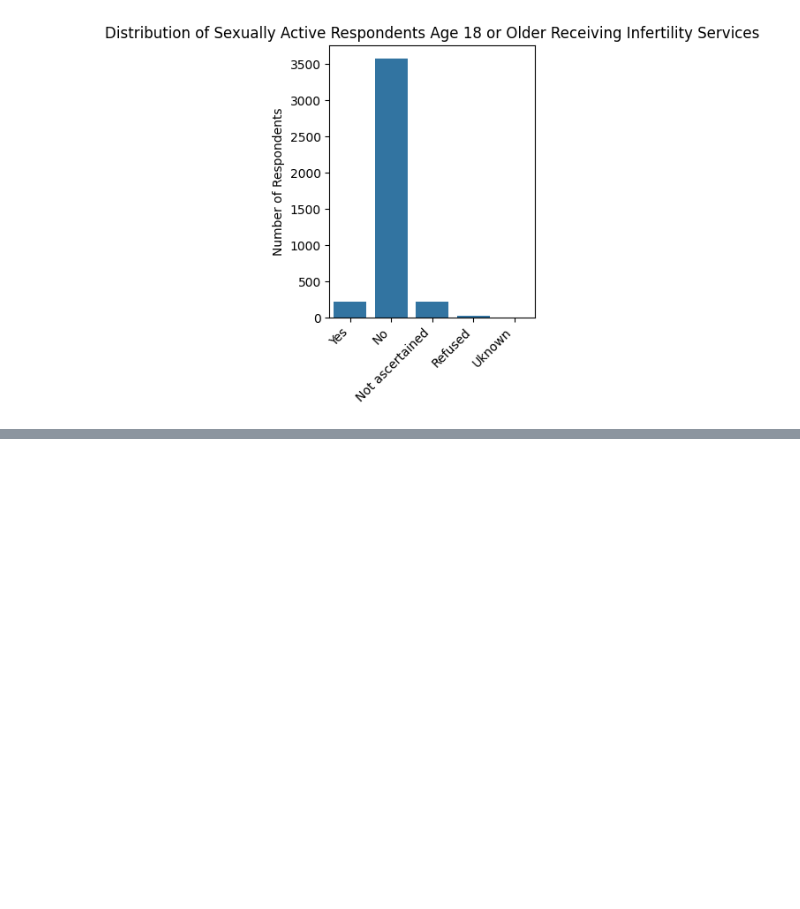
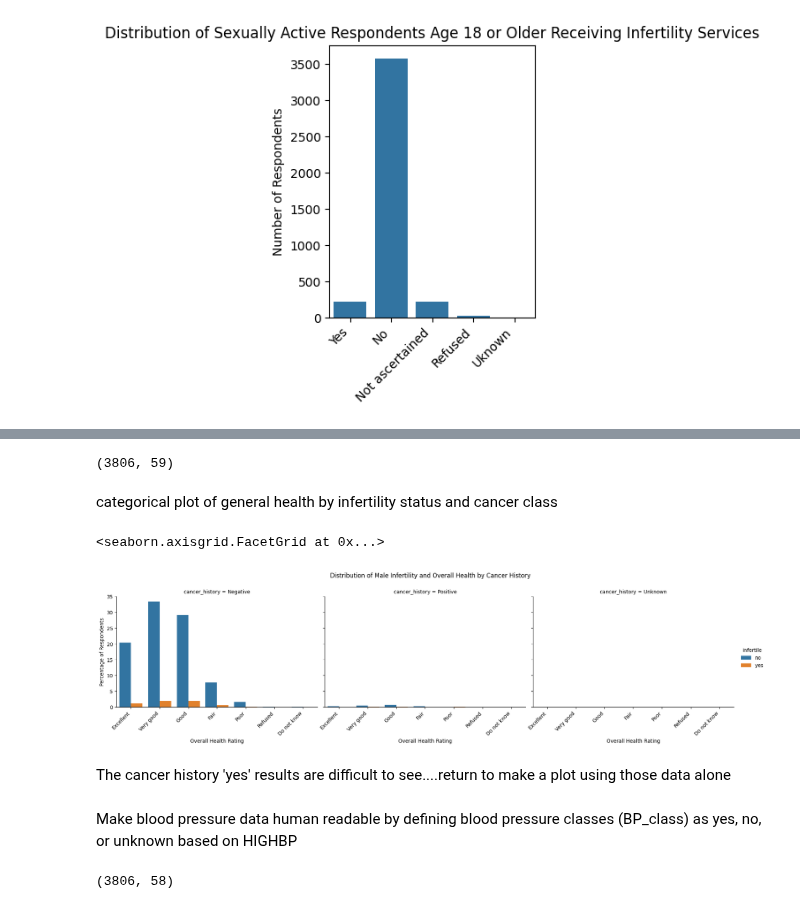
Before and after one commit to djsamuelson/male_infertility, a Jupyter notebook: notebooks/capstone.ipynb, the cells around one changed output, grey strips where cells are left out. Saved outputs shown, nothing was run; the diff lists cells and outputs as text; code cells hidden in the pictures; blank space fills up the shorter version.

```diff
--- a/notebooks/capstone.ipynb
+++ b/notebooks/capstone.ipynb
@@ -115,0 +179,53 @@ Text(0.5, 0, 'Overall Health Rating')
+# %%
+def cancer (x):
+    if x == 1.0:
+        return 'Positive'
+    elif x == 5.0:
+        return 'Negative'
+    elif x == 8.0:
+        return 'Unknown'
+    elif x == 9.0:
+        return 'Unknown'
+    else:
+        return 'Unknown'
+df_infhelp['cancer_history'] = df_infhelp['EVRCANCER'].apply(cancer).reset_index(drop=True)
+df_infhelp.shape
+# %% [output]
+(3806, 59)
+# %% [markdown]
+categorical plot of general health by infertility status and cancer class
+# %%
+plt.figure_size=(3, 4)
+ax = sns.catplot(data=df_infhelp, x='GENHEALT', kind='count', stat='percent', hue='infertile', col='cancer_history',
+                height=4, aspect=1.5)
+
+x_labels = ['Excellent', 'Very good', 'Good', 'Fair', 'Poor', 'Refused', 'Do not know']
+ax.set_xticklabels(x_labels, rotation=45, ha='right')
+ax.figure.suptitle('Distribution of Male Infertility and Overall Health by Cancer History', y=1.08)
+ax.set_xlabels('Overall Health Rating')
+ax.set_ylabels('Percentage of Respondents')
+# %% [output]
+<seaborn.axisgrid.FacetGrid at 0x...>
+[figure, added]
+# %% [markdown]
+The cancer history 'yes' results are difficult to see....return to make a plot using those data alone
+# %% [markdown]
+Make blood pressure data human readable by defining blood pressure classes (BP_class) as yes, no, or unknown based on HIGHBP
+# %%
+def BP_class (x):
+    if x == 1.0:
+        return 'High BP'
+    elif x == 5.0:
+        return 'Normal BP'
+    elif x == 6.0:
+        return 'Unknown'
+    elif x == 8.0:
+        return 'Unknown'
+    elif x == 9.0:
+        return 'Unknown'
+    else:
+        return 'Unknown'
+df_infhelp['BP_class'] = df_infhelp['HIGHBP'].apply(BP_class).reset_index(drop=True)
+df_infhelp.shape
+# %% [output]
+(3806, 58)
```
Also changed, not shown: parts of 15 cells of this notebook, 3 other files.
